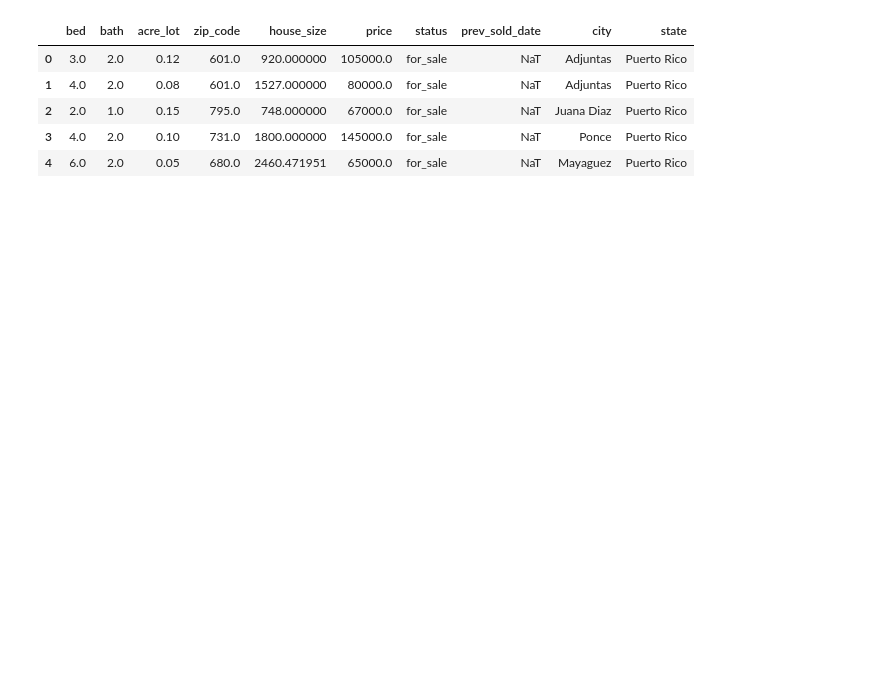
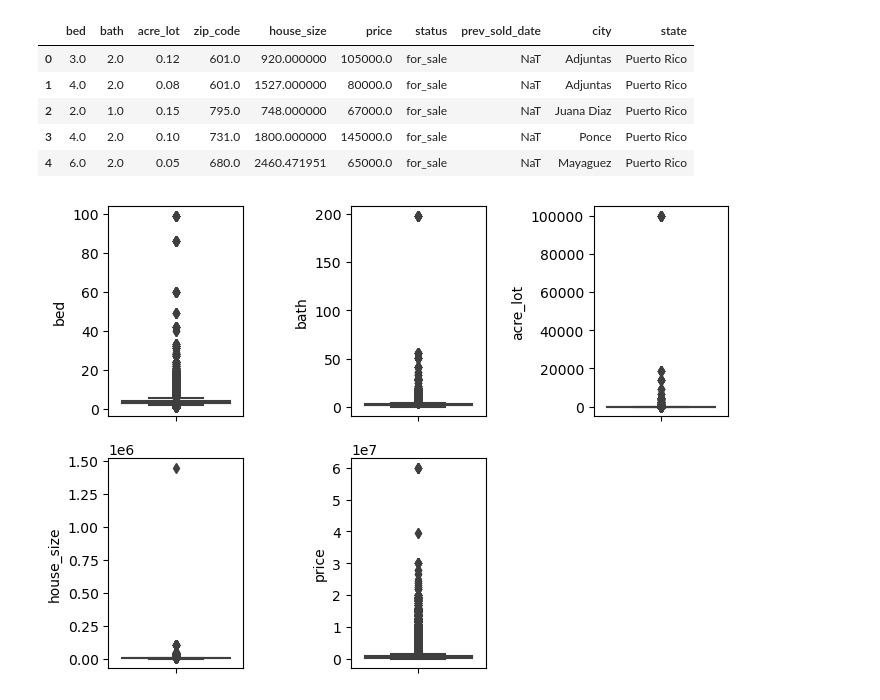
Before and after one commit to JericoEndaya/USA_real_estate, a Jupyter notebook: USA_real_estate.ipynb, the cells around one changed output. Saved outputs shown, nothing was run; the diff lists cells and outputs as text; code cells hidden in the pictures; blank space fills up the shorter version.

Commit message:
Added boxplots

```diff
--- a/USA_real_estate.ipynb
+++ b/USA_real_estate.ipynb
@@ -146,3 +145,26 @@ df_imputed.head()
 | 2 | 2.0 | 1.0 | 0.15 | 795.0 | 748.000000 | 67000.0 | for_sale | NaT | Juana Diaz | Puerto Rico |
 | 3 | 4.0 | 2.0 | 0.10 | 731.0 | 1800.000000 | 145000.0 | for_sale | NaT | Ponce | Puerto Rico |
 | 4 | 6.0 | 2.0 | 0.05 | 680.0 | 2460.471951 | 65000.0 | for_sale | NaT | Mayaguez | Puerto Rico |
+# %%
+#boxplots of numerical variables
+plt.figure(figsize=(8, 6))
+
+plt.subplot(2, 3, 1)
+sns.boxplot(y=df_imputed['bed'])
+
+plt.subplot(2, 3, 2)
+sns.boxplot(y=df_imputed['bath'])
+
+plt.subplot(2, 3, 3)
+sns.boxplot(y=df_imputed['acre_lot'])
+
+plt.subplot(2, 3, 4)
+sns.boxplot(y=df_imputed['house_size'])
+
+plt.subplot(2, 3, 5)
+sns.boxplot(y=df_imputed['price'])
+
+plt.subplots_adjust(wspace=0.8)
+plt.show()
+# %% [output]
+[figure, added]
```
Also changed, not shown: parts of 3 cells of this notebook.
